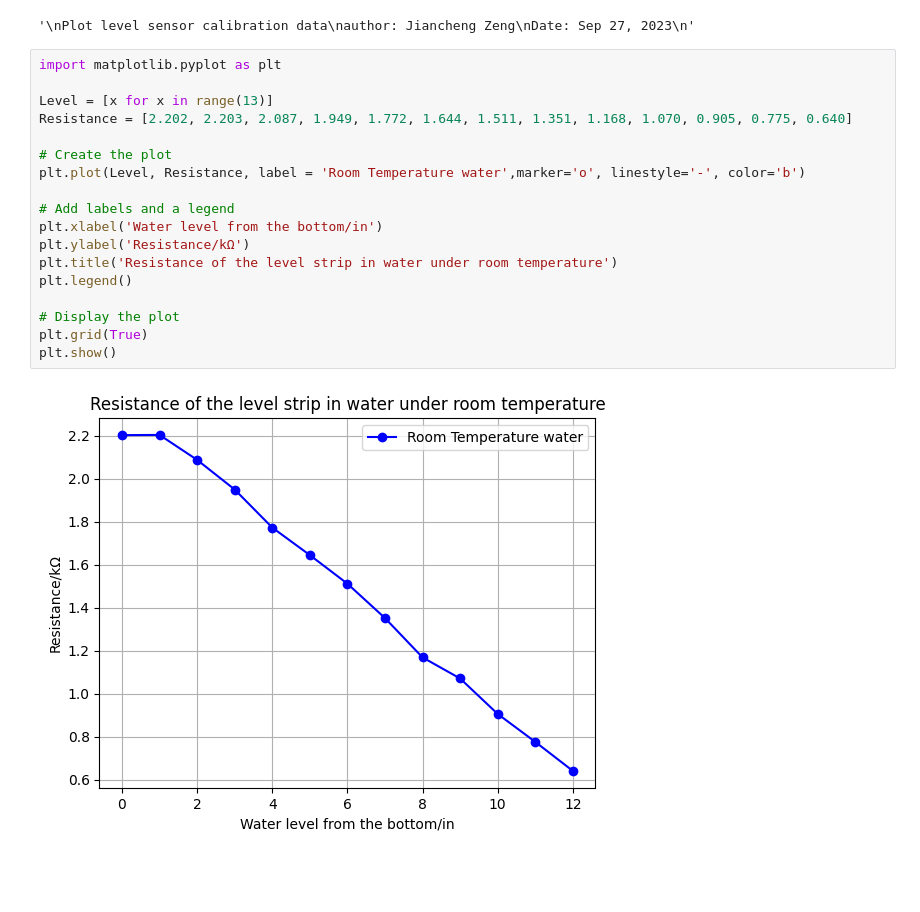
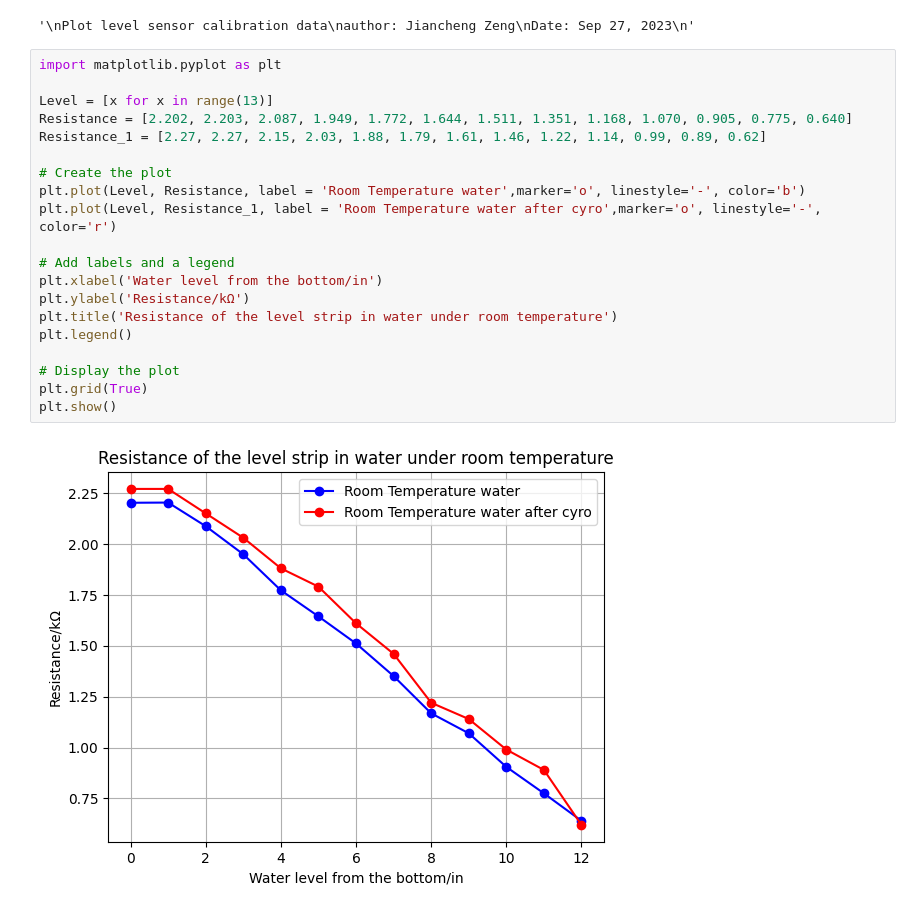
Before and after one commit to Eclipsedclaw/Random_notebooks, a Jupyter notebook: eTape_measurement.ipynb, the cells around one changed output. Drawn from its saved outputs; the diff is of its cells as text; blank space fills up the shorter version.

```diff
--- a/eTape_measurement.ipynb
+++ b/eTape_measurement.ipynb
@@ -9,20 +9,22 @@ Date: Sep 27, 2023
 # %%
 import matplotlib.pyplot as plt
 
 Level = [x for x in range(13)]
 Resistance = [2.202, 2.203, 2.087, 1.949, 1.772, 1.644, 1.511, 1.351, 1.168, 1.070, 0.905, 0.775, 0.640]
+Resistance_1 = [2.27, 2.27, 2.15, 2.03, 1.88, 1.79, 1.61, 1.46, 1.22, 1.14, 0.99, 0.89, 0.62]
 
 # Create the plot
 plt.plot(Level, Resistance, label = 'Room Temperature water',marker='o', linestyle='-', color='b')
+plt.plot(Level, Resistance_1, label = 'Room Temperature water after cyro',marker='o', linestyle='-', color='r')
 
 # Add labels and a legend
 plt.xlabel('Water level from the bottom/in')
 plt.ylabel('Resistance/kΩ')
 plt.title('Resistance of the level strip in water under room temperature')
 plt.legend()
 
 # Display the plot
 plt.grid(True)
 plt.show()
 # %% [output]
-[figure, old version]
+[figure, new version]
```
Also changed, not shown: 2 other files.
